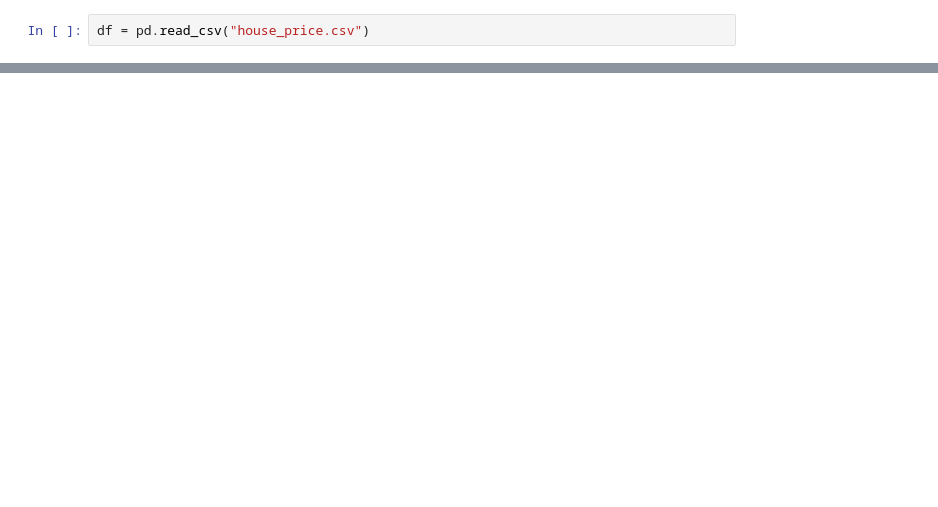
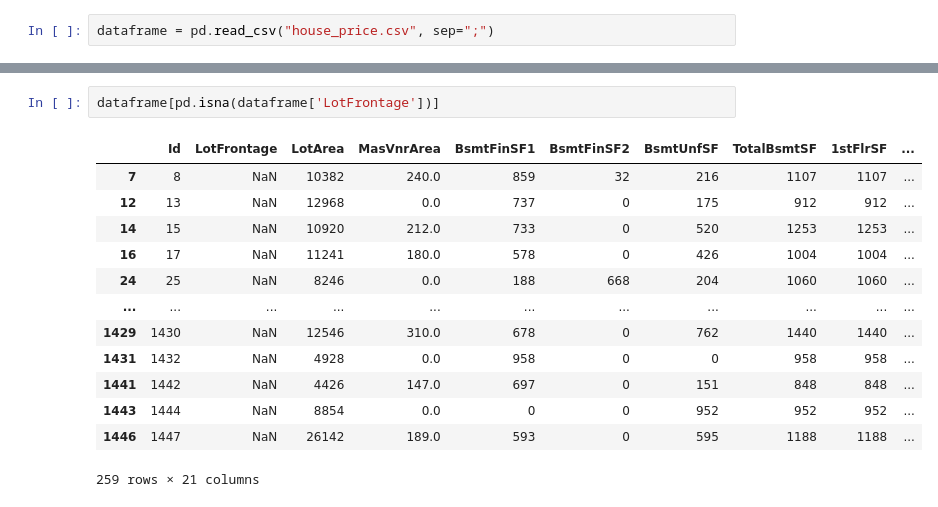
Before and after one commit to beehappyee/awake, a Jupyter notebook: modulo_6/clase_04/M6C4 - Ejercicio.ipynb, the cells around one changed output, grey strips where cells are left out. Drawn from its saved outputs; the diff is of its cells as text; blank space fills up the shorter version.

```diff
--- a/modulo_6/clase_04/M6C4 - Ejercicio.ipynb
+++ b/modulo_6/clase_04/M6C4 - Ejercicio.ipynb
@@ -4,2 +9,2 @@ import umap
 # %%
-df = pd.read_csv("house_price.csv")
+dataframe = pd.read_csv("house_price.csv", sep=";")
@@ -5,0 +85,16 @@ df = pd.read_csv("house_price.csv")
+# %%
+dataframe[pd.isna(dataframe['LotFrontage'])]
+# %% [output]
+|  | Id | LotFrontage | LotArea | MasVnrArea | BsmtFinSF1 | BsmtFinSF2 | BsmtUnfSF | TotalBsmtSF | 1stFlrSF | ... |
+| 7 | 8 | NaN | 10382 | 240.0 | 859 | 32 | 216 | 1107 | 1107 | ... |
+| 12 | 13 | NaN | 12968 | 0.0 | 737 | 0 | 175 | 912 | 912 | ... |
+| 14 | 15 | NaN | 10920 | 212.0 | 733 | 0 | 520 | 1253 | 1253 | ... |
+| 16 | 17 | NaN | 11241 | 180.0 | 578 | 0 | 426 | 1004 | 1004 | ... |
+| 24 | 25 | NaN | 8246 | 0.0 | 188 | 668 | 204 | 1060 | 1060 | ... |
+| ... | ... | ... | ... | ... | ... | ... | ... | ... | ... | ... |
+| 1429 | 1430 | NaN | 12546 | 310.0 | 678 | 0 | 762 | 1440 | 1440 | ... |
+| 1431 | 1432 | NaN | 4928 | 0.0 | 958 | 0 | 0 | 958 | 958 | ... |
+| 1441 | 1442 | NaN | 4426 | 147.0 | 697 | 0 | 151 | 848 | 848 | ... |
+| 1443 | 1444 | NaN | 8854 | 0.0 | 0 | 0 | 952 | 952 | 952 | ... |
+| 1446 | 1447 | NaN | 26142 | 189.0 | 593 | 0 | 595 | 1188 | 1188 | ... |
+259 rows × 21 columns
```
Also changed, not shown: parts of 16 cells of this notebook, 14 other files.
